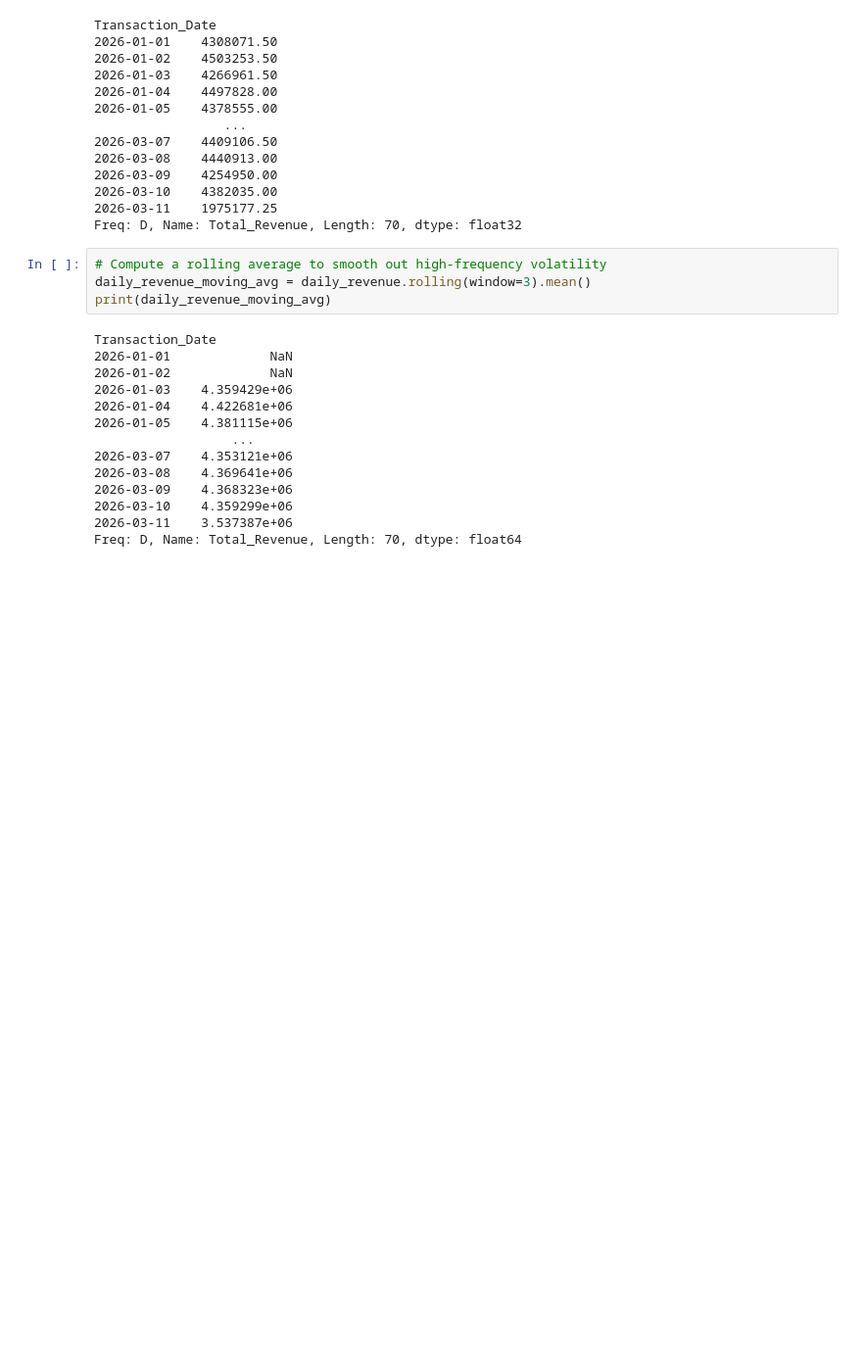
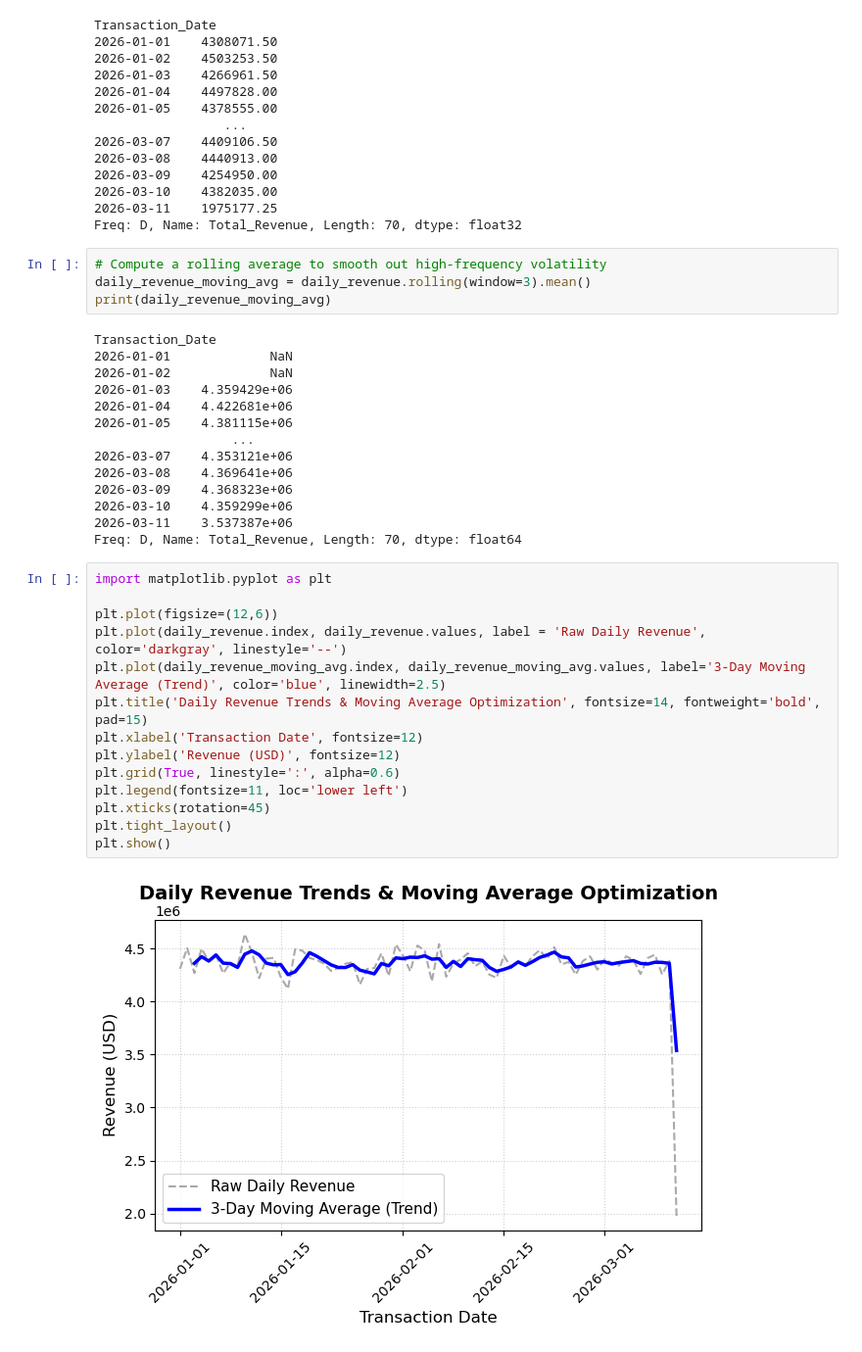
Before and after one commit to Afra-tech06/ECommerce-Data-Pipeline-Optimization, a Jupyter notebook: ECommerce_Data_Pipeline.ipynb, the cells around one changed output. Shown at 98% size. Drawn from its saved outputs; the diff is of its cells as text; blank space fills up the shorter version.

Commit message:
Added trend visualization

```diff
--- a/ECommerce_Data_Pipeline.ipynb
+++ b/ECommerce_Data_Pipeline.ipynb
@@ -180,3 +180,19 @@ Transaction_Date
 2026-03-10    4.359299e+06
 2026-03-11    3.537387e+06
 Freq: D, Name: Total_Revenue, Length: 70, dtype: float64
+# %%
+import matplotlib.pyplot as plt
+
+plt.plot(figsize=(12,6))
+plt.plot(daily_revenue.index, daily_revenue.values, label = 'Raw Daily Revenue', color='darkgray', linestyle='--')
+plt.plot(daily_revenue_moving_avg.index, daily_revenue_moving_avg.values, label='3-Day Moving Average (Trend)', color='blue', linewidth=2.5)
+plt.title('Daily Revenue Trends & Moving Average Optimization', fontsize=14, fontweight='bold', pad=15)
+plt.xlabel('Transaction Date', fontsize=12)
+plt.ylabel('Revenue (USD)', fontsize=12)
+plt.grid(True, linestyle=':', alpha=0.6)
+plt.legend(fontsize=11, loc='lower left')
+plt.xticks(rotation=45)
+plt.tight_layout()
+plt.show()
+# %% [output]
+[figure, added]
```
